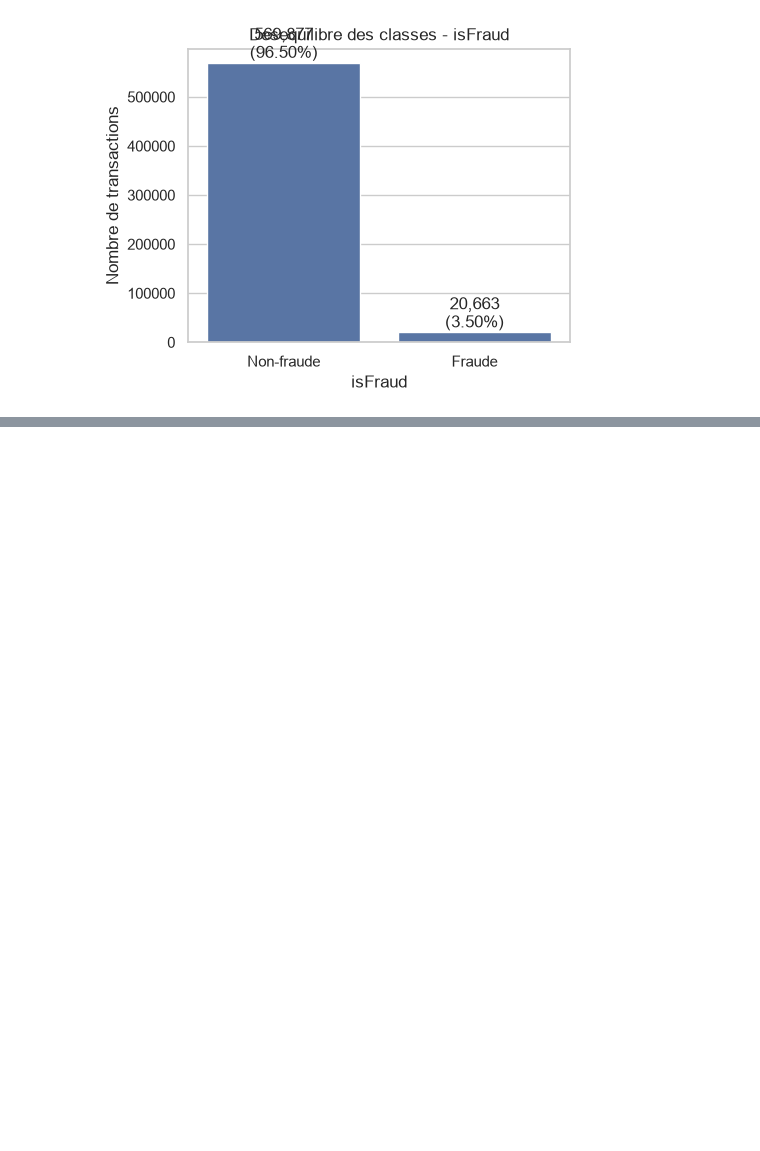
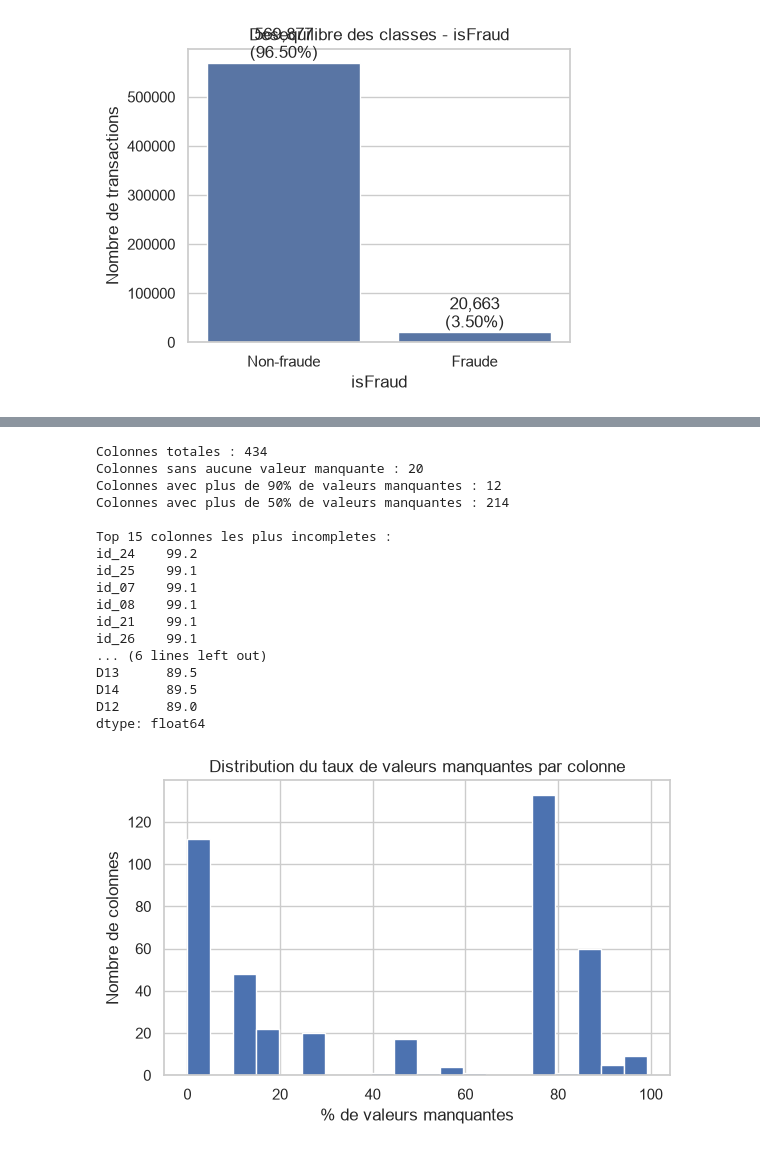
Before and after one commit to Arvador/fraudshield-ai, a Jupyter notebook: notebooks/01_eda.ipynb, the cells around one changed output, grey strips where cells are left out. Saved outputs shown, nothing was run; the diff lists cells and outputs as text; code cells hidden in the pictures; blank space fills up the shorter version.

```diff
--- a/notebooks/01_eda.ipynb
+++ b/notebooks/01_eda.ipynb
@@ -135,0 +143,37 @@ Repartition des classes :
+# %%
+missing_pct = (df.isna().mean() * 100).sort_values(ascending=False)
+
+print(f"Colonnes totales : {df.shape[1]}")
+print(f"Colonnes sans aucune valeur manquante : {(missing_pct == 0).sum()}")
+print(f"Colonnes avec plus de 90% de valeurs manquantes : {(missing_pct > 90).sum()}")
+print(f"Colonnes avec plus de 50% de valeurs manquantes : {(missing_pct > 50).sum()}")
+
+print("\nTop 15 colonnes les plus incompletes :")
+print(missing_pct.head(15).round(1))
+
+fig, ax = plt.subplots(figsize=(6, 4))
+ax.hist(missing_pct, bins=20, edgecolor="white")
+ax.set_xlabel("% de valeurs manquantes")
+ax.set_ylabel("Nombre de colonnes")
+ax.set_title("Distribution du taux de valeurs manquantes par colonne")
+plt.tight_layout()
+plt.show()
+# %% [output]
+Colonnes totales : 434
+Colonnes sans aucune valeur manquante : 20
+Colonnes avec plus de 90% de valeurs manquantes : 12
+Colonnes avec plus de 50% de valeurs manquantes : 214
+
+Top 15 colonnes les plus incompletes :
+id_24    99.2
+id_25    99.1
+id_07    99.1
+id_08    99.1
+id_21    99.1
+id_26    99.1
+... (6 lines left out)
+D13      89.5
+D14      89.5
+D12      89.0
+dtype: float64
+[figure, added]
```
Also changed, not shown: parts of 5 cells of this notebook.
